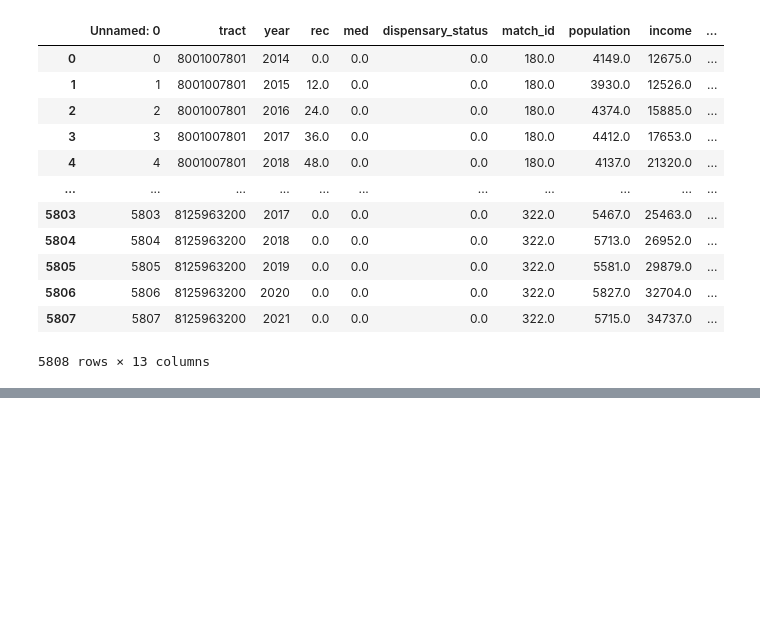
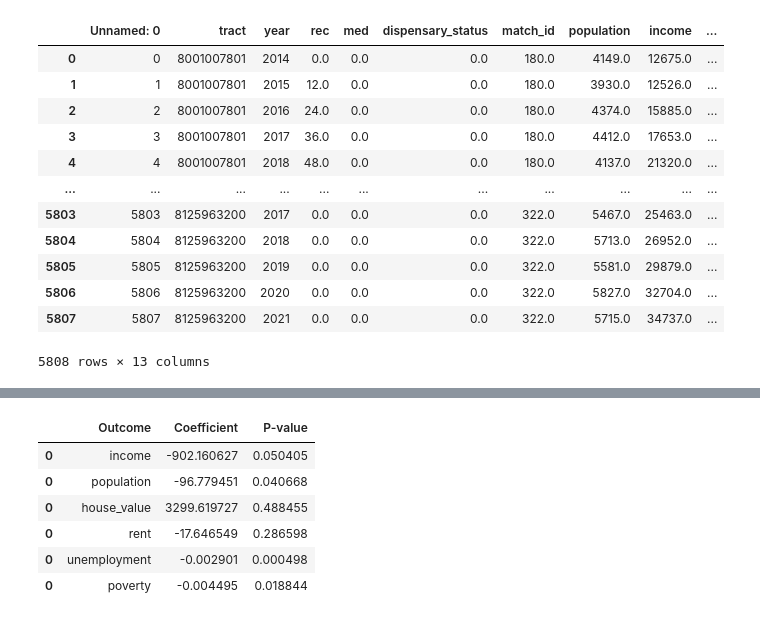
Before and after one commit to hhuntz/ThereGoesTheNeighborhood, a Jupyter notebook: Linear Regression .ipynb, the cells around one changed output, grey strips where cells are left out. Saved outputs shown, nothing was run; the diff lists cells and outputs as text; code cells hidden in the pictures; blank space fills up the shorter version.

```diff
--- a/Linear Regression .ipynb
+++ b/Linear Regression .ipynb
@@ -34,33 +39,41 @@ def last_year_val(year, tract, df, outcome):
         curr_df = df[(df['year']==year-1)&(df['tract']==tract)]
         return curr_df[outcome].values[0]
 # %%
-for outcome in ['income', 'population', 'house_value', 'rent', 'unemployment', 'poverty']:
+df_all = []
+df_stats = pd.DataFrame(columns=['Outcome', 'Coefficient', 'P-value'])
+outcomes = ['income', 'population', 'house_value', 'rent', 'unemployment', 'poverty']
+for i in range(6):
+    outcome = outcomes[i]
     print('--- --- --- --- --- --- --- --- --- --- --- ---')
     print(outcome)
     print('--- --- --- --- --- --- --- --- --- --- --- ---')
     df = df_final[['tract', 'year', 'rec', 'med', outcome]]
     df['total'] = df['rec'] + df['med']
     df['last_year'] = df.apply(lambda x: last_year_val(x['year'], x['tract'], df, outcome), axis=1)
+    df['difference'] = df[outcome] - df['last_year']
 
+    """
     print()
     print('Box Plot (original data)')
     sns.boxplot(x=df[outcome])
     plt.show()
+    """
 
+    # remove outliers
     Q1 = df[outcome].quantile(0.25)
     Q3 = df[outcome].quantile(0.75)
     IQR = Q3 - Q1
     Lower = Q1 - (1.5 * IQR)
     Upper = Q3 + (1.5 * IQR)
+    df_valid = df[(df[outcome]<=Upper)&(df[outcome]>=Lower)&(df[outcome]!=2014)]
 
-
-    #income_df['randNumCol'] = np.random.randint(0,50000, size=len(income_df))
-
-    # remove outliers
+    """
     print('Box Plot (outliers removed)')
-    df_valid = df[(df[outcome]<=Upper)&(df[outcome]>=Lower)&(df[outcome]!=2014)]
     sns.boxplot(x=df_valid[outcome])
     plt.show()
+    """
+
+    df_all.append(df_valid)
 
     #prepare data
     X = df_valid[['total', 'last_year']]
@@ -83,7 +96,10 @@ for outcome in ['income', 'population', 'house_value', 'rent', 'unemployment', '
     p_values = fii.summary2().tables[1]['P>|t|']
     print('p-values: ', p_values)
     print()
-    print()
+
+    # store values
+    row_to_append = pd.DataFrame([{'Outcome':outcome, 'Coefficient':lr.coef_[0][0], 'P-value':p_values[0]}])
+    df_stats = pd.concat([df_stats, row_to_append])
 # %% [output]
 --- --- --- --- --- --- --- --- --- --- --- ---
 income
@@ -126,0 +121,10 @@ Box Plot (outliers removed)
+# %%
+df_stats
+# %% [output]
+|  | Outcome | Coefficient | P-value |
+| 0 | income | -902.160627 | 0.050405 |
+| 0 | population | -96.779451 | 0.040668 |
+| 0 | house_value | 3299.619727 | 0.488455 |
+| 0 | rent | -17.646549 | 0.286598 |
+| 0 | unemployment | -0.002901 | 0.000498 |
+| 0 | poverty | -0.004495 | 0.018844 |
```
Also changed, not shown: parts of 7 cells of this notebook, 2 other files.
